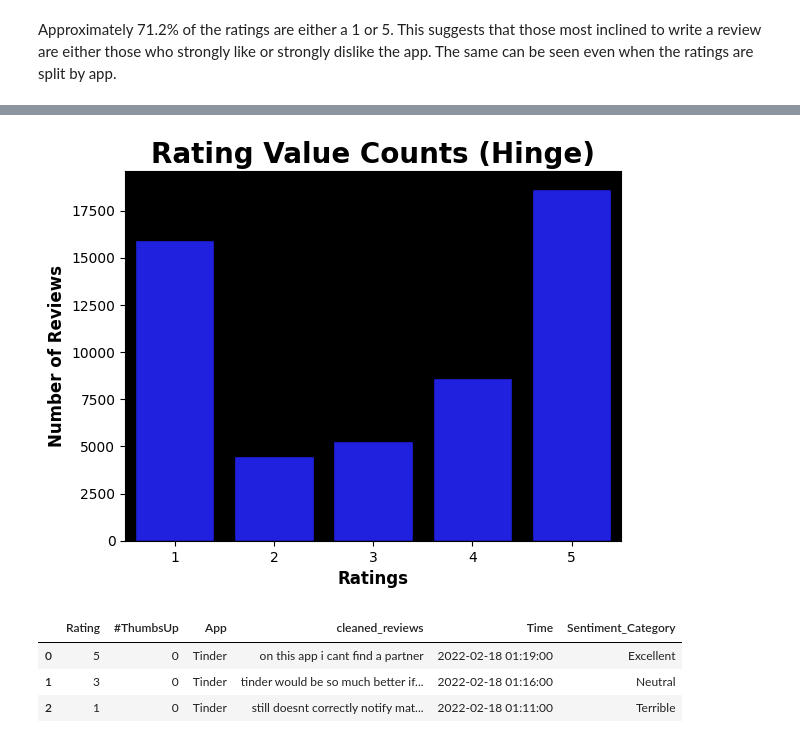
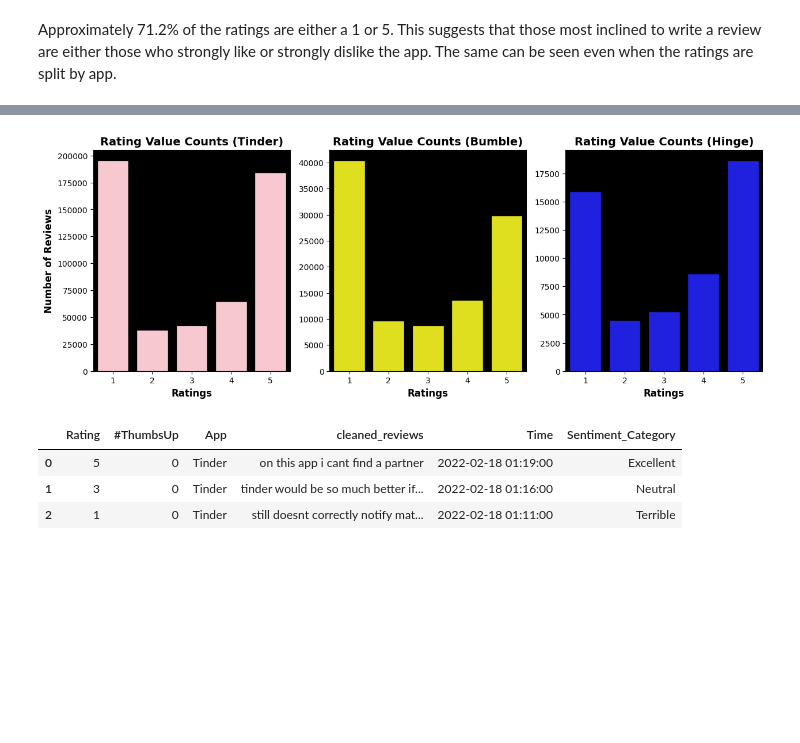
Before and after one commit to the-ethical-ai/Dating_Apps, a Jupyter notebook: dating_app_reviews.ipynb, the cells around one changed output, grey strips where cells are left out. Saved outputs shown, nothing was run; the diff lists cells and outputs as text; code cells hidden in the pictures; blank space fills up the shorter version.

```diff
--- a/dating_app_reviews.ipynb
+++ b/dating_app_reviews.ipynb
@@ -240,19 +208,47 @@ bar3.set_facecolor('black')
-# %%
-### HINGE
-tmp = pd.DataFrame(df[df.App == 'Hinge'].groupby('Rating').count()['Sentiment_Category']).reset_index().sort_values(by = 'Rating')
-
-# Making a barplot
-bar4 = sns.barplot(data = tmp,
-            x = 'Rating',
-            y = 'Sentiment_Category',
-            color = 'blue',
-            edgecolor = 'black')
-bar4.set_title('Rating Value Counts (Hinge)', fontsize = 20, fontweight = 'bold')
-bar4.set_xlabel('Ratings', fontsize = 12, fontweight = 'bold')
-bar4.set_ylabel('Number of Reviews', fontsize = 12, fontweight = 'bold')
-bar4.set_facecolor('black')
-# %% [output]
-[figure, removed]
+# %%
+### setting up the format of the plots
+fig, axes = plt.subplots(nrows=1, ncols=3, figsize=(15, 5))
+
+### TINDER PLOT
+tmp = pd.DataFrame(df[df.App == 'Tinder'].groupby('Rating').count()['Sentiment_Category']).reset_index().sort_values(by = 'Rating')
+bar2 = sns.barplot(data = tmp,
+            x = 'Rating',
+            y = 'Sentiment_Category',
+            color = 'pink',
+            edgecolor = 'black',
+            ax = axes[0])
+axes[0].set_title('Rating Value Counts (Tinder)', fontsize = 14, fontweight = 'bold')
+axes[0].set_xlabel('Ratings', fontsize = 12, fontweight = 'bold')
+axes[0].set_ylabel('Number of Reviews', fontsize = 12, fontweight = 'bold')
+axes[0].set_facecolor('black')
+
+### BUMBLE PLOT
+tmp = pd.DataFrame(df[df.App == 'Bumble'].groupby('Rating').count()['Sentiment_Category']).reset_index().sort_values(by = 'Rating')
+bar3 = sns.barplot(data = tmp,
+            x = 'Rating',
+            y = 'Sentiment_Category',
+            color = 'yellow',
+            edgecolor = 'black',
+            ax = axes[1])
+axes[1].set_title('Rating Value Counts (Bumble)', fontsize = 14, fontweight = 'bold')
+axes[1].set_xlabel('Ratings', fontsize = 12, fontweight = 'bold')
+axes[1].set_ylabel('')
+axes[1].set_facecolor('black')
+
+### HINGE PLOT
+tmp = pd.DataFrame(df[df.App == 'Hinge'].groupby('Rating').count()['Sentiment_Category']).reset_index().sort_values(by = 'Rating')
+sns.barplot(data = tmp,
+            x = 'Rating',
+            y = 'Sentiment_Category',
+            color = 'blue',
+            edgecolor = 'black',
+            ax = axes[2])
+axes[2].set_title('Rating Value Counts (Hinge)', fontsize = 14, fontweight = 'bold')
+axes[2].set_xlabel('Ratings', fontsize = 12, fontweight = 'bold')
+axes[2].set_ylabel('')
+axes[2].set_facecolor('black')
+# %% [output]
+[figure, added]
 # %%
 df.head(3)
 # %% [output]
```
Also changed, not shown: parts of 2 cells of this notebook, 1 other file.
